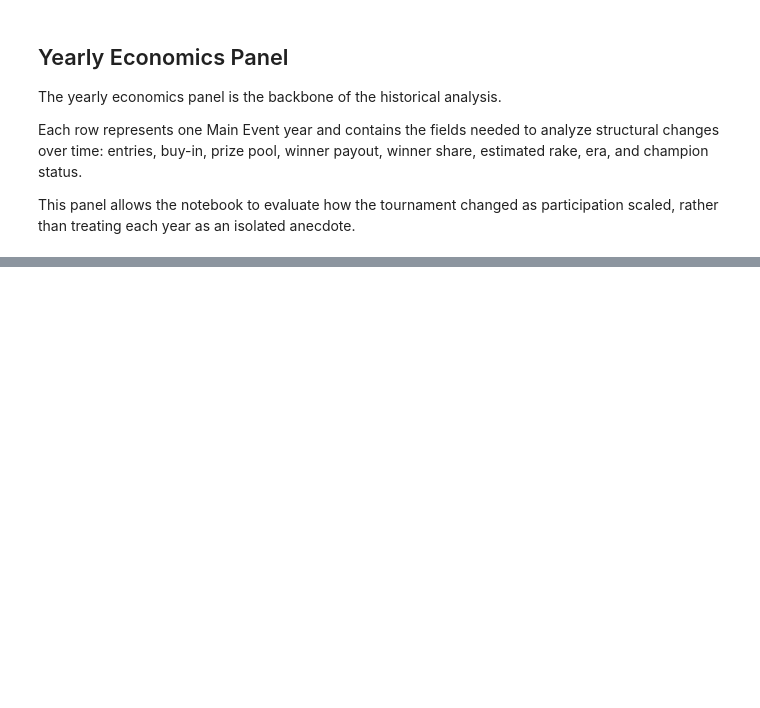
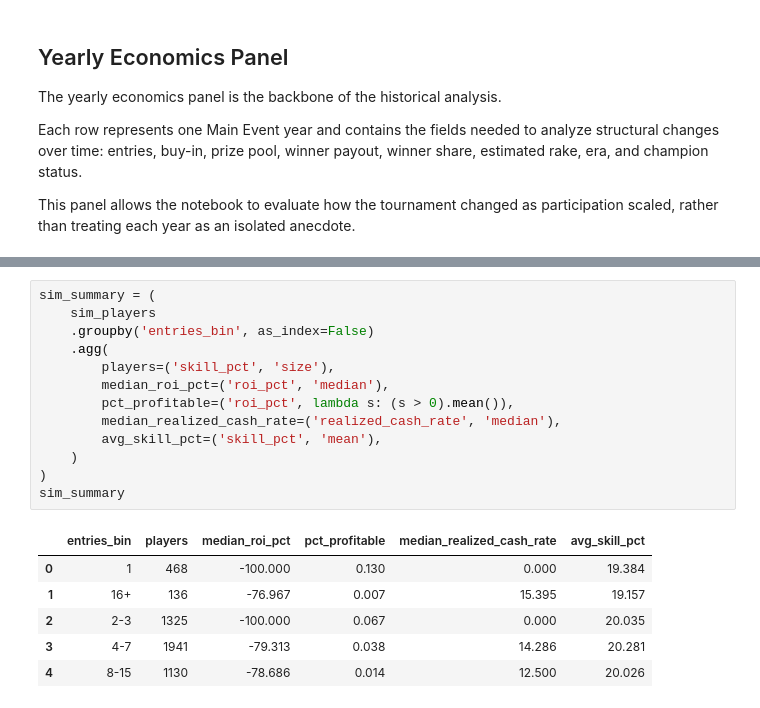
Before and after one commit to huntbrian1/WSOPProject, a Jupyter notebook: notebooks/WSOP_Main_Event_Analytics.ipynb, the cells around one changed output, grey strips where cells are left out. Drawn from its saved outputs; the diff is of its cells as text; blank space fills up the shorter version.

```diff
--- a/notebooks/WSOP_Main_Event_Analytics.ipynb
+++ b/notebooks/WSOP_Main_Event_Analytics.ipynb
@@ -590,0 +851,20 @@ display(scenario_df)
+# %%
+sim_summary = (
+    sim_players
+    .groupby('entries_bin', as_index=False)
+    .agg(
+        players=('skill_pct', 'size'),
+        median_roi_pct=('roi_pct', 'median'),
+        pct_profitable=('roi_pct', lambda s: (s > 0).mean()),
+        median_realized_cash_rate=('realized_cash_rate', 'median'),
+        avg_skill_pct=('skill_pct', 'mean'),
+    )
+)
+sim_summary
+# %% [output]
+|  | entries_bin | players | median_roi_pct | pct_profitable | median_realized_cash_rate | avg_skill_pct |
+| 0 | 1 | 468 | -100.000 | 0.130 | 0.000 | 19.384 |
+| 1 | 16+ | 136 | -76.967 | 0.007 | 15.395 | 19.157 |
+| 2 | 2-3 | 1325 | -100.000 | 0.067 | 0.000 | 20.035 |
+| 3 | 4-7 | 1941 | -79.313 | 0.038 | 14.286 | 20.281 |
+| 4 | 8-15 | 1130 | -78.686 | 0.014 | 12.500 | 20.026 |
```
Also changed, not shown: parts of 63 cells of this notebook.
